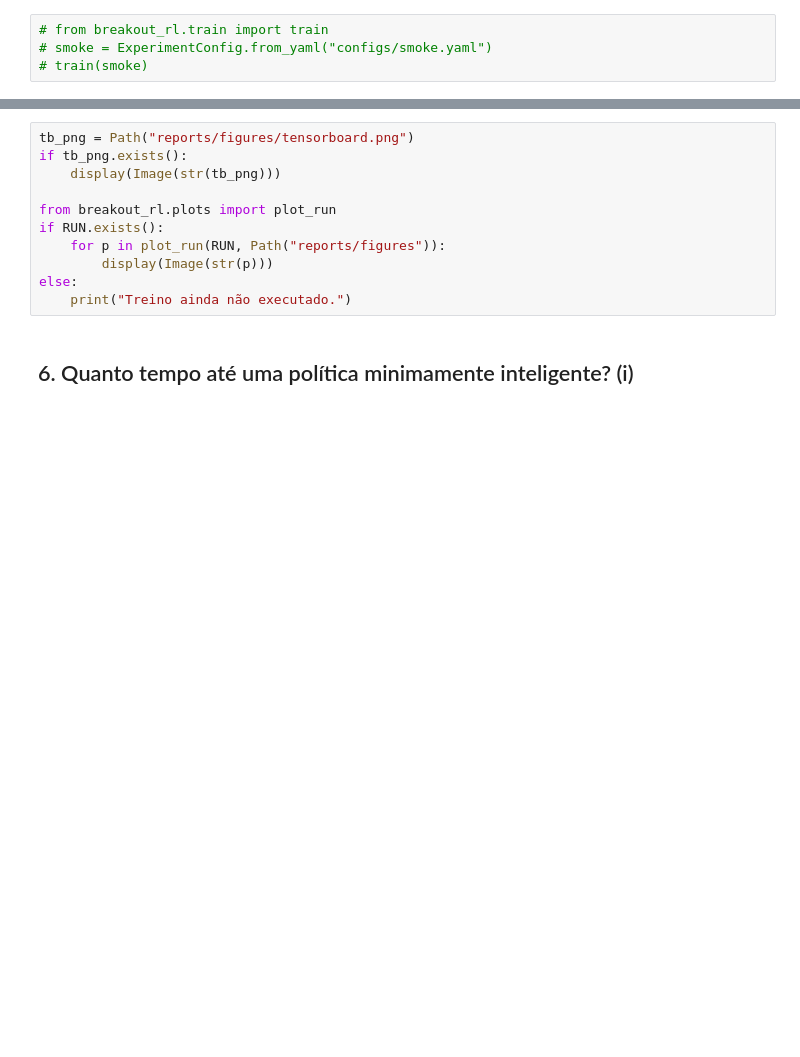
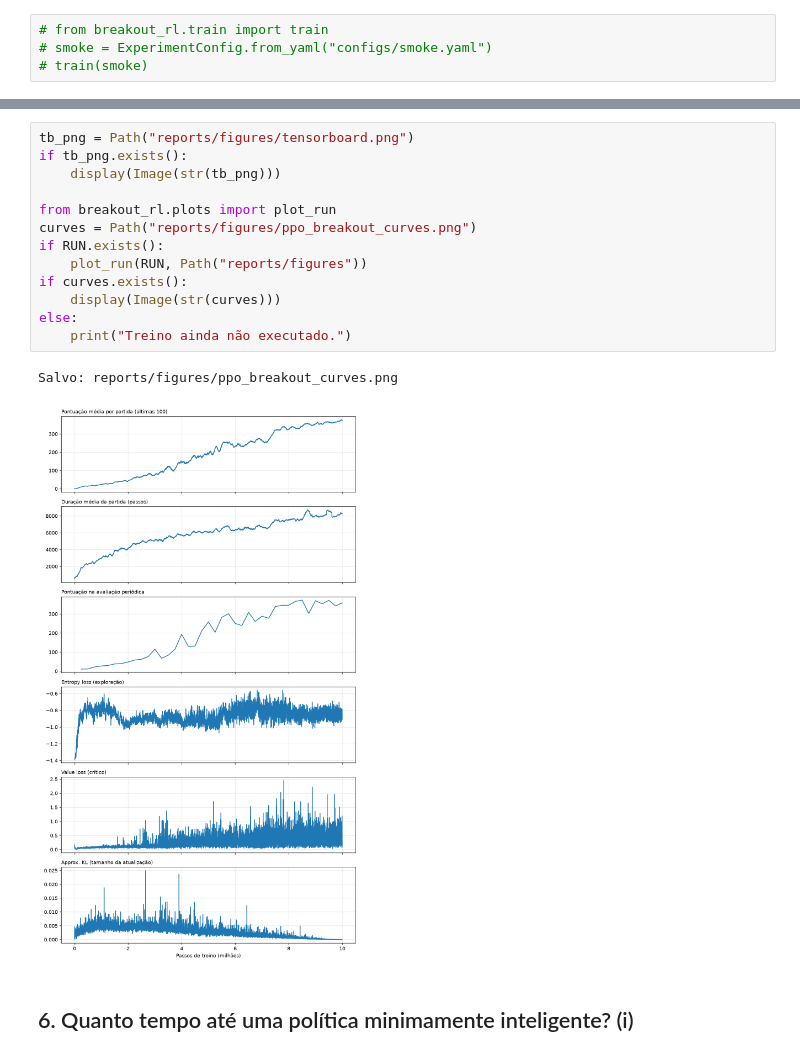
Before and after one commit to vnevesl/rl-breakout-ppo, a Jupyter notebook: notebooks/breakout_ppo.ipynb, the cells around one changed output, grey strips where cells are left out. Drawn from its saved outputs; the diff is of its cells as text; blank space fills up the shorter version.

```diff
--- a/notebooks/breakout_ppo.ipynb
+++ b/notebooks/breakout_ppo.ipynb
@@ -173,14 +225,19 @@ Métricas principais:
 # %%
 tb_png = Path("reports/figures/tensorboard.png")
 if tb_png.exists():
     display(Image(str(tb_png)))
 
 from breakout_rl.plots import plot_run
+curves = Path("reports/figures/ppo_breakout_curves.png")
 if RUN.exists():
-    for p in plot_run(RUN, Path("reports/figures")):
-        display(Image(str(p)))
+    plot_run(RUN, Path("reports/figures"))
+if curves.exists():
+    display(Image(str(curves)))
 else:
     print("Treino ainda não executado.")
+# %% [output]
+Salvo: reports/figures/ppo_breakout_curves.png
+[figure, added]
 # %% [markdown]
 ## 6. Quanto tempo até uma política minimamente inteligente? (i)
 # %%
```
Also changed, not shown: parts of 23 cells of this notebook, 12 other files.
